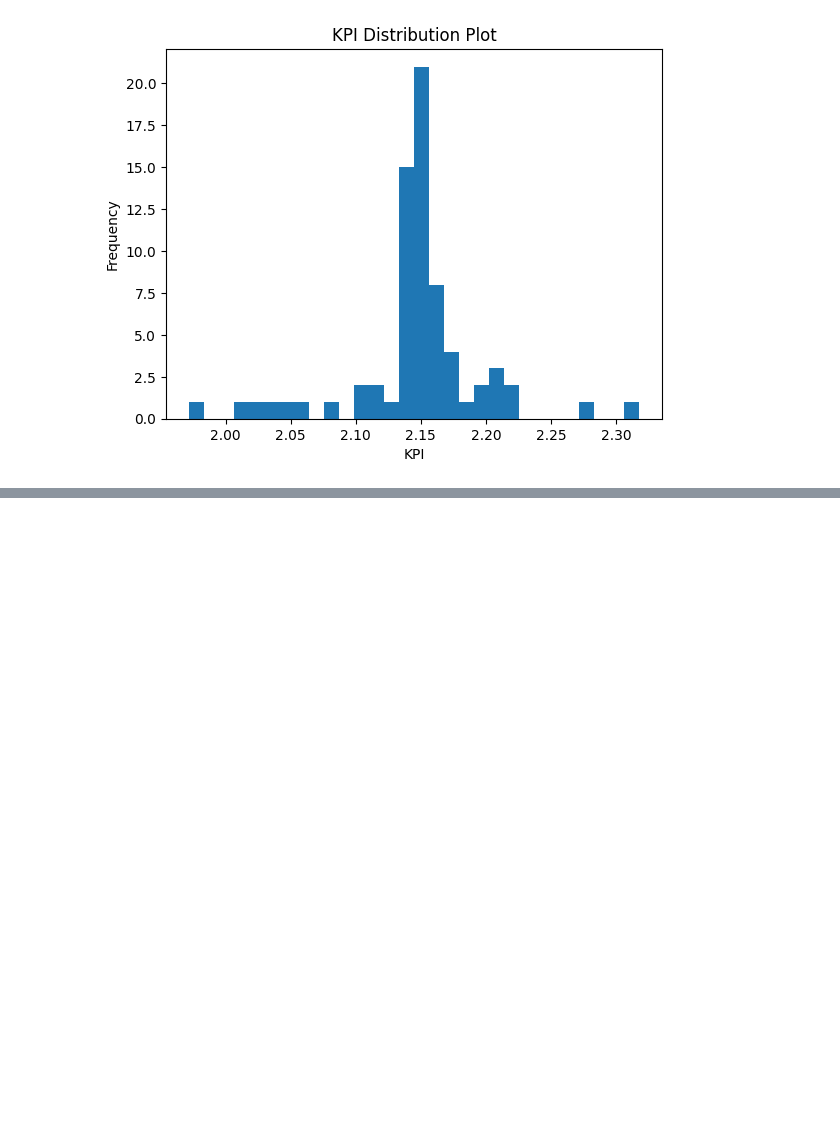
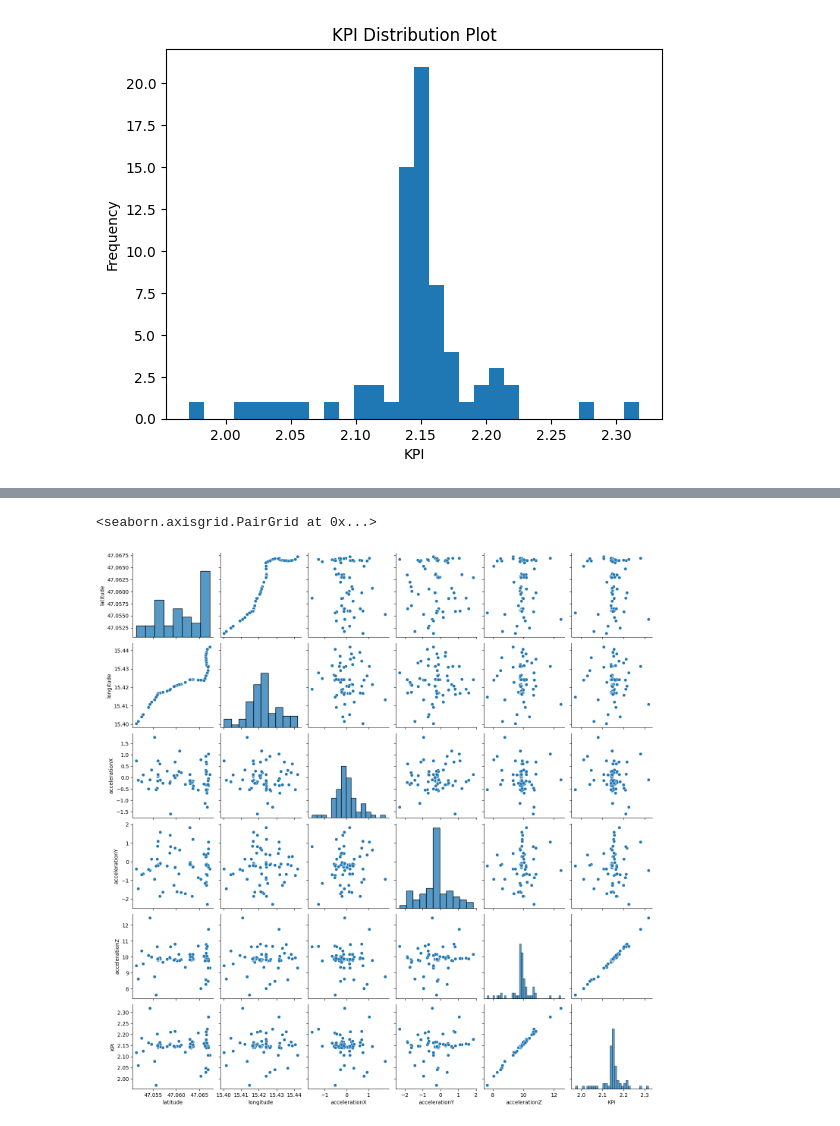
Before and after one commit to ZhitingDu/Machine-Learning, a Jupyter notebook: Comfort Ride.ipynb, the cells around one changed output, grey strips where cells are left out. Cells and saved outputs as stored; diff of their text form; code cells hidden in the pictures; blank space fills up the shorter version.

```diff
--- a/Comfort Ride.ipynb
+++ b/Comfort Ride.ipynb
@@ -148,0 +157,8 @@ plt.show()
+# %%
+# Scatter Plot Matrix: Useful for visualizing relationships between multiple variables.
+# Displays scatter plots for all combinations of variables in a dataset.
+import seaborn as sns
+sns.pairplot(join)
+# %% [output]
+<seaborn.axisgrid.PairGrid at 0x...>
+[figure, added]
```
Also changed, not shown: parts of 6 cells of this notebook.
